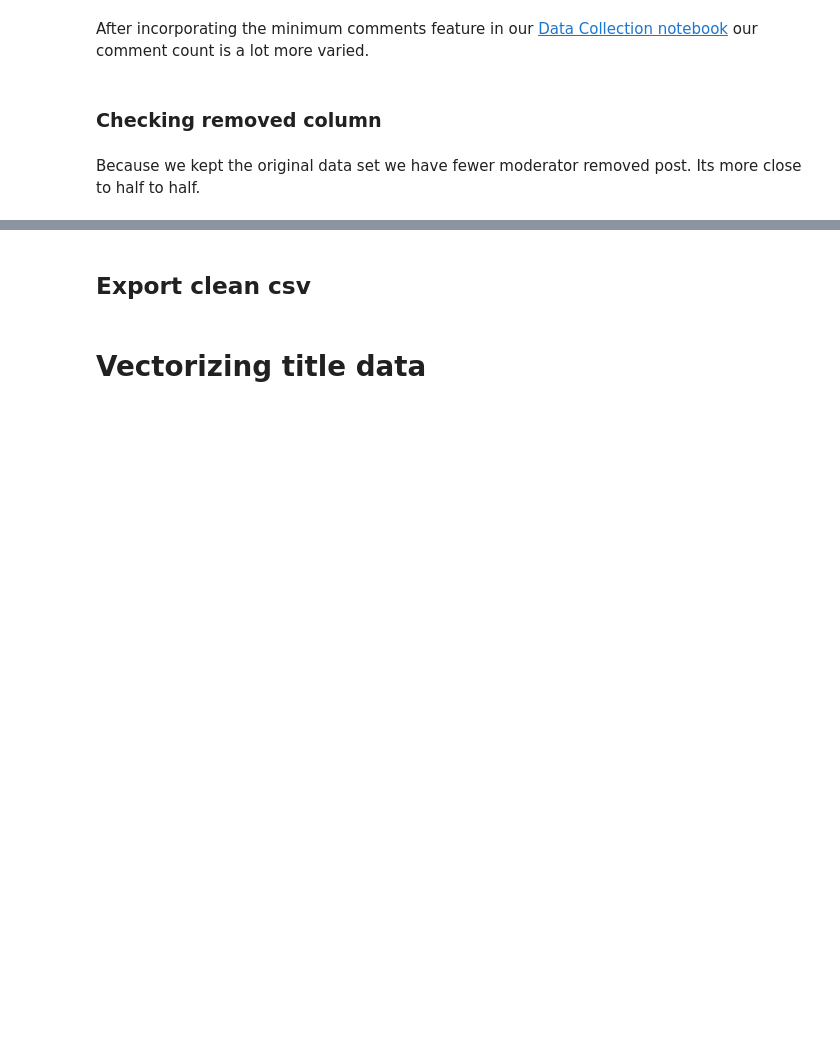
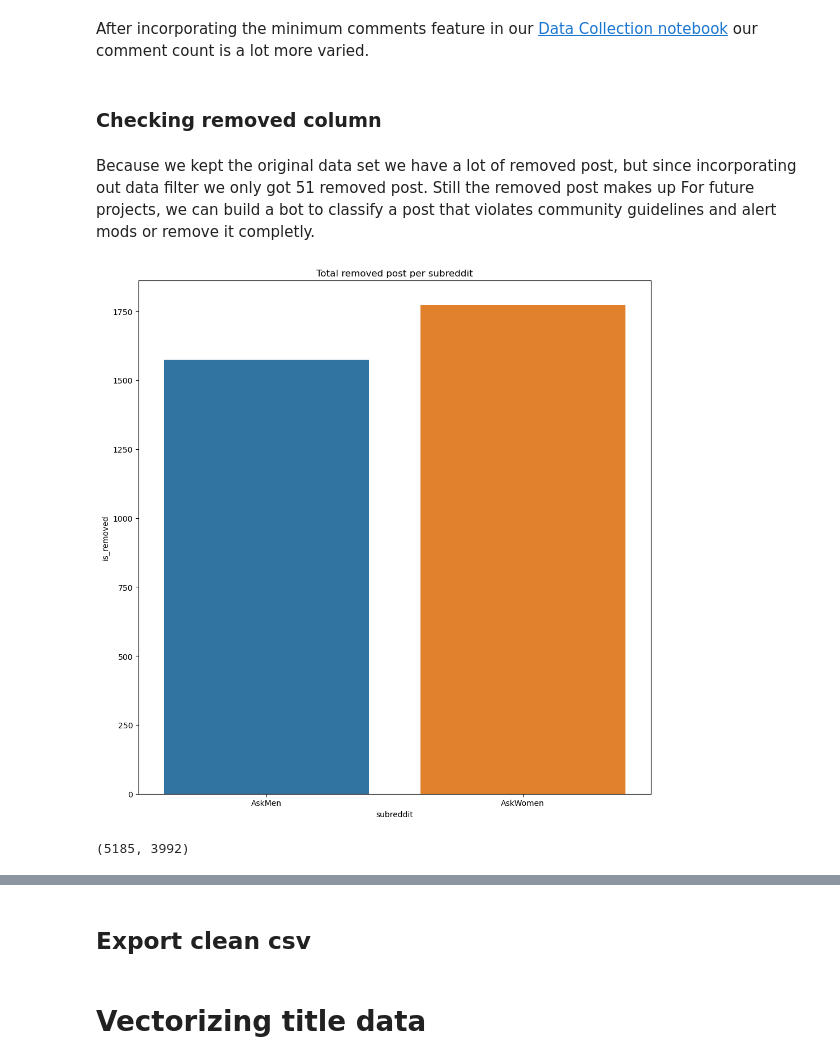
Before and after one commit to DerikVo/Reddit_NLP_project, a Jupyter notebook: Code/02_data_cleaning.ipynb, the cells around one changed output, grey strips where cells are left out. Cells and saved outputs as stored; diff of their text form; code cells hidden in the pictures; blank space fills up the shorter version.

```diff
--- a/Code/02_data_cleaning.ipynb
+++ b/Code/02_data_cleaning.ipynb
@@ -653,2 +664,24 @@ df2['removed_by_category'].value_counts() / len(df2)
 # %% [markdown]
-Because we kept the original data set we have fewer moderator removed post. Its more close to half to half.
+Because we kept the original data set we have a lot of removed post, but since incorporating out data filter we only got 51 removed post. Still the removed post makes up For future projects, we can build a bot to classify a post that violates community guidelines and alert mods or remove it completly.
+# %%
+df2.set_index('id', inplace=True)
+#get the removed by category from the orignal df to calculate the ammount of removedp ost in each subreddit
+clean_df_2 = clean_df_2.merge(df2['removed_by_category'], left_index=True, right_index=True)
+#NaNs indicate that a post was or was not removed,
+# %%
+clean_df_2['is_removed'] = df2['removed_by_category'].notnull().astype(int)
+#create a dataframe of the number of post removed in a subreddit
+subreddit_2 = clean_df_2.groupby('subreddit')['is_removed'].sum().reset_index()
+# %%
+#plot the total number of post removed in each sub reddit
+plt.figure(figsize=(10,10))
+plt.title("Total removed post per subreddit")
+sns.barplot(x = 'subreddit', y = 'is_removed', data = subreddit_2)
+plt.tight_layout()
+plt.savefig('../Figures/eda/total_removed_posts.png')
+# %% [output]
+[figure, added]
+# %%
+len(clean_df_2), len(clean_df)
+# %% [output]
+(5185, 3992)
```
Also changed, not shown: parts of 40 cells of this notebook, 5 other files.
